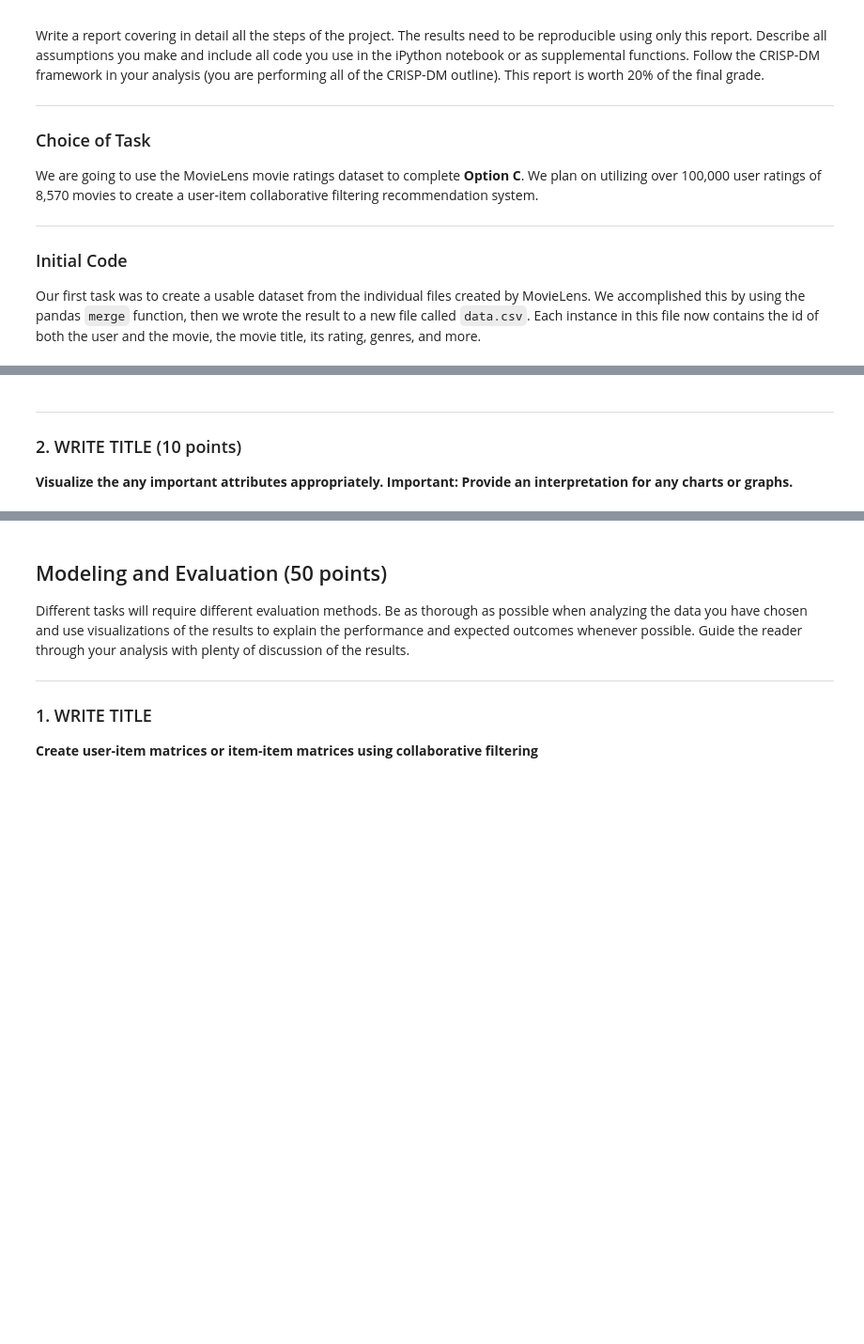
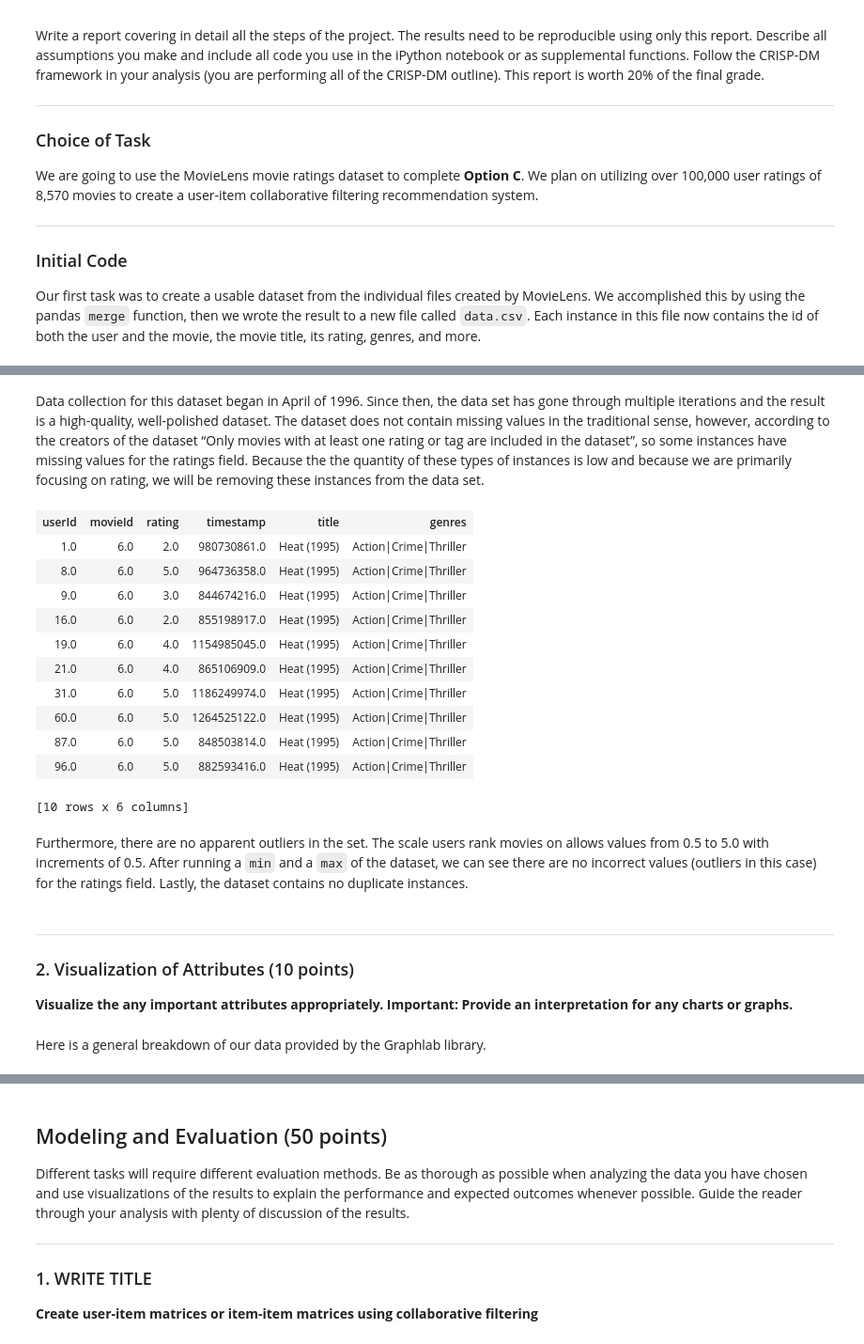
Before and after one commit to SpencerKaiser/DataMining, a Jupyter notebook: 04_AssignmentFour/A4-Spencer.ipynb, the cells around one changed output, grey strips where cells are left out. Shown at 94% size. Cells and saved outputs as stored; diff of their text form; code cells hidden in the pictures; blank space fills up the shorter version.

```diff
--- a/04_AssignmentFour/A4-Spencer.ipynb
+++ b/04_AssignmentFour/A4-Spencer.ipynb
@@ -73,0 +129,2 @@ Data Understanding
+# %% [markdown]
+Data collection for this dataset began in April of 1996. Since then, the data set has gone through multiple iterations and the result is a high-quality, well-polished dataset. The dataset does not contain missing values in the traditional sense, however, according to the creators of the dataset “Only movies with at least one rating or tag are included in the dataset”, so some instances have missing values for the ratings field. Because the the quantity of these types of instances is low and because we are primarily focusing on rating, we will be removing these instances from the data set.
@@ -74,4 +134,24 @@ Data Understanding
+# %%
+# Use the head to get a general idea of how the data in our data set looks like
+data.head()
+# %% [output]
+| userId | movieId | rating | timestamp | title | genres |
+| 1.0 | 6.0 | 2.0 | 980730861.0 | Heat (1995) | Action|Crime|Thriller |
+| 8.0 | 6.0 | 5.0 | 964736358.0 | Heat (1995) | Action|Crime|Thriller |
+| 9.0 | 6.0 | 3.0 | 844674216.0 | Heat (1995) | Action|Crime|Thriller |
+| 16.0 | 6.0 | 2.0 | 855198917.0 | Heat (1995) | Action|Crime|Thriller |
+| 19.0 | 6.0 | 4.0 | 1154985045.0 | Heat (1995) | Action|Crime|Thriller |
+| 21.0 | 6.0 | 4.0 | 865106909.0 | Heat (1995) | Action|Crime|Thriller |
+| 31.0 | 6.0 | 5.0 | 1186249974.0 | Heat (1995) | Action|Crime|Thriller |
+| 60.0 | 6.0 | 5.0 | 1264525122.0 | Heat (1995) | Action|Crime|Thriller |
+| 87.0 | 6.0 | 5.0 | 848503814.0 | Heat (1995) | Action|Crime|Thriller |
+| 96.0 | 6.0 | 5.0 | 882593416.0 | Heat (1995) | Action|Crime|Thriller |
+[10 rows x 6 columns]
+# %% [markdown]
+Furthermore, there are no apparent outliers in the set. The scale users rank movies on allows values from 0.5 to 5.0 with increments of 0.5. After running a `min` and a `max` of the dataset, we can see there are no incorrect values (outliers in this case) for the ratings field. Lastly, the dataset contains no duplicate instances.
 # %% [markdown]
 ---
-### 2. WRITE TITLE (10 points)
+### 2. Visualization of Attributes (10 points)
 **Visualize the any important attributes appropriately. Important: Provide an interpretation for any charts or graphs.**
+# %% [markdown]
+Here is a general breakdown of our data provided by the Graphlab library.
```
Also changed, not shown: parts of 16 cells of this notebook.
